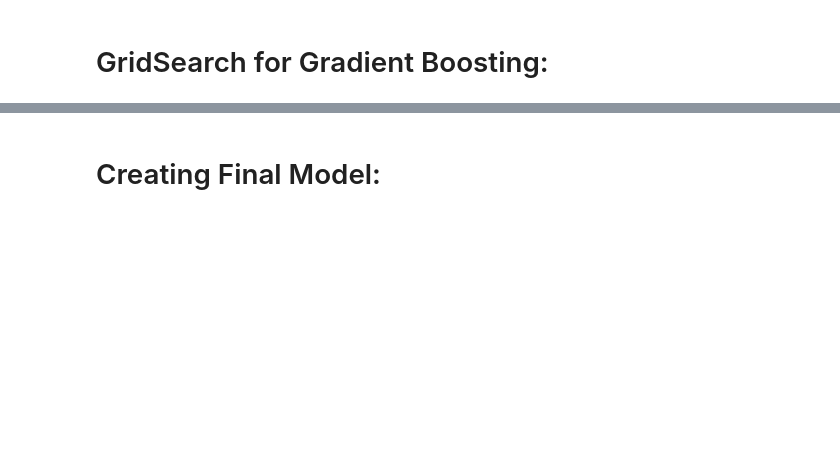
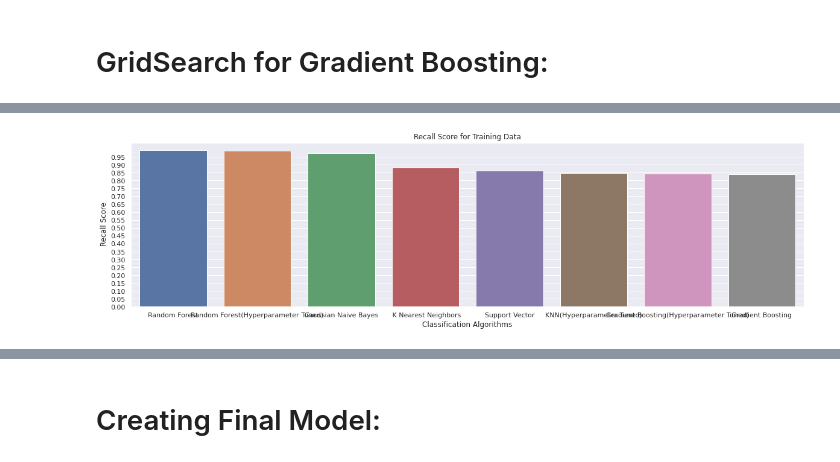
Before and after one commit to manisha-dhanuka/Supervised-Classification, a Jupyter notebook: Android_Authenticity_Prediction.ipynb, the cells around one changed output, grey strips where cells are left out. Cells and saved outputs as stored; diff of their text form; code cells hidden in the pictures; blank space fills up the shorter version.

```diff
--- a/Android_Authenticity_Prediction.ipynb
+++ b/Android_Authenticity_Prediction.ipynb
@@ -1286,0 +1202,8 @@ plot_confusion_matrix(classifier2, X_test, y_test)
+# %%
+# Creating Metrics dataframe:
+models = [ 'Random Forest', 'Gradient Boosting', ' K Nearest Neighbors', 'Support Vector', 'Gaussian Naive Bayes','KNN (Hyperparameter Tuned)','Random Forest(Hyperparameter Tuned)','Gradient Boosting(Hyperparameter Tuned)']
+metric = [('Train','Recall'), ('Train','Precision'), ('Train','Accuracy'), ('Train','ROC-AUC Score'),
+          ('Test','Recall'), ('Test','Precision'), ('Test','Accuracy'), ('Test','ROC-AUC Score')]
+col_list = pd.MultiIndex.from_tuples(metric)
+
+metric_df = pd.DataFrame(list(zip(train_recall, train_precision, train_accuracy, train_roc_auc, test_recall,test_precision, test_accuracy, test_roc_auc)), index = models, columns = col_list)
@@ -1286,0 +1223,13 @@ plot_confusion_matrix(classifier2, X_test, y_test)
+# %%
+# Comparing the metrics:
+plt.figure(figsize = (20,5))
+sns.barplot(data = metric_df,x =metric_df.index , y =('Train','Recall'),order = metric_df.sort_values(('Train','Recall'),ascending = False).index)
+plt.yticks(np.arange(0,1,0.05))
+# plt.xticks(rotation = 90)
+plt.title("Recall Score for Training Data")
+plt.ylabel(" Recall Score")
+plt.xlabel("Classification Algorithms");
+# plt.savefig("recall.png")
+# files.download("recall.png");
+# %% [output]
+[figure, added]
```
Also changed, not shown: parts of 55 cells of this notebook.
